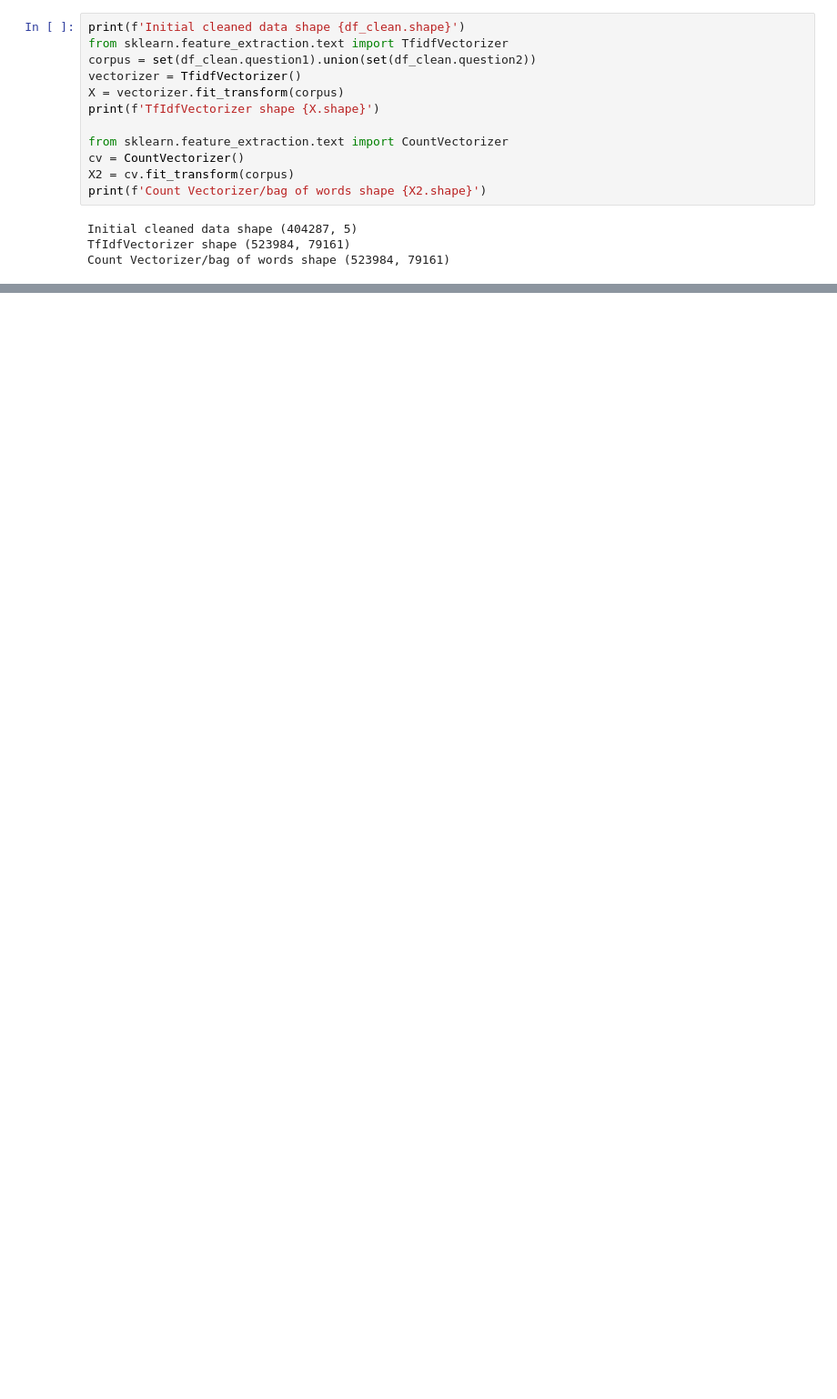
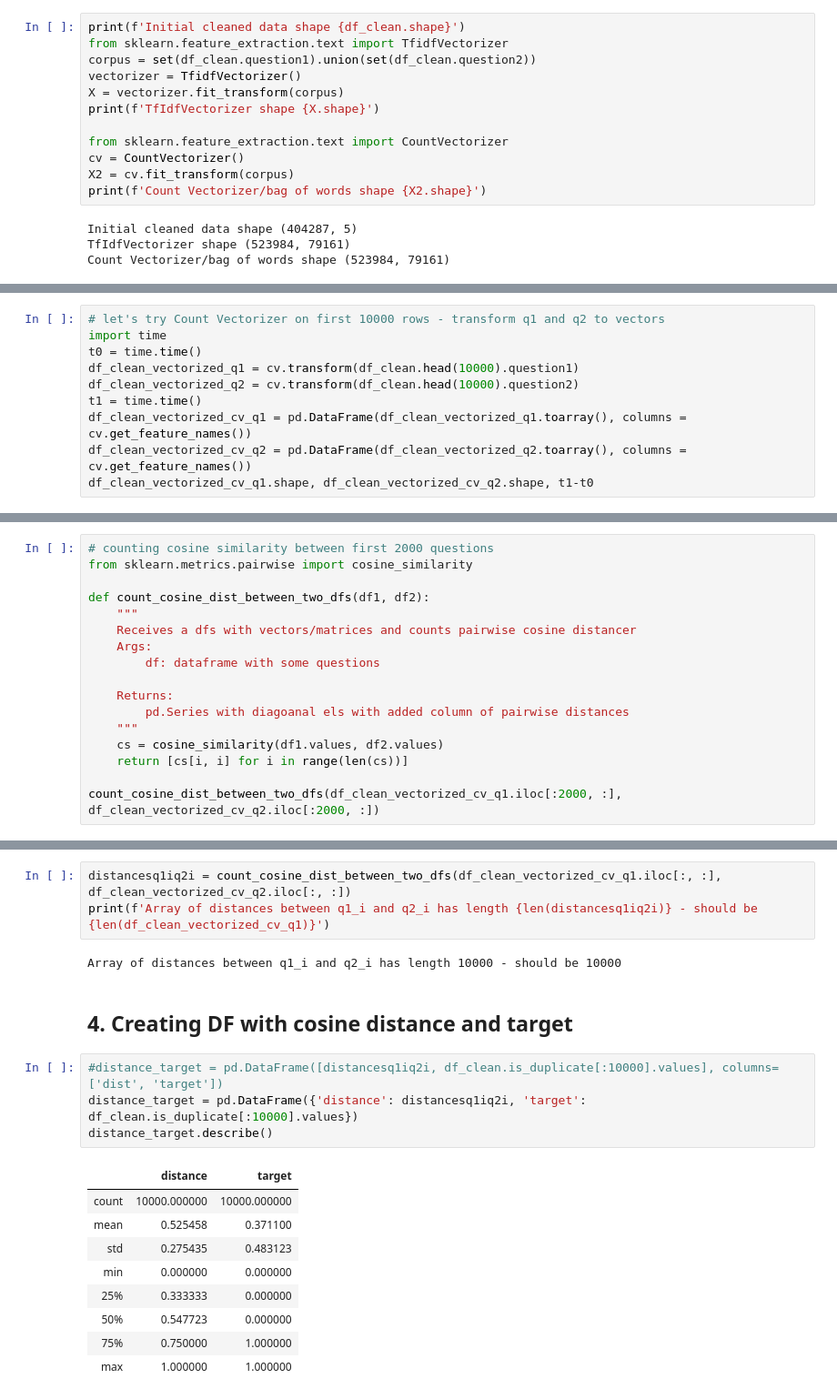
Before and after one commit to Galina-Blokh/quora-question-pair, a Jupyter notebook: notebooks/maria/mariias_local.ipynb, the cells around one changed output, grey strips where cells are left out. Shown at 91% size. Cells and saved outputs as stored; diff of their text form; blank space fills up the shorter version.

Commit message:
added 2 models and cosine distance

```diff
--- a/notebooks/maria/mariias_local.ipynb
+++ b/notebooks/maria/mariias_local.ipynb
@@ -345,0 +345,10 @@ df_clean_vectorized_cv.shape
+# %%
+# let's try Count Vectorizer on first 10000 rows - transform q1 and q2 to vectors
+import time
+t0 = time.time()
+df_clean_vectorized_q1 = cv.transform(df_clean.head(10000).question1)
+df_clean_vectorized_q2 = cv.transform(df_clean.head(10000).question2)
+t1 = time.time()
+df_clean_vectorized_cv_q1 = pd.DataFrame(df_clean_vectorized_q1.toarray(), columns = cv.get_feature_names())
+df_clean_vectorized_cv_q2 = pd.DataFrame(df_clean_vectorized_q2.toarray(), columns = cv.get_feature_names())
+df_clean_vectorized_cv_q1.shape, df_clean_vectorized_cv_q2.shape, t1-t0
@@ -345,0 +360,17 @@ df_clean_vectorized_cv.shape
+# %%
+# counting cosine similarity between first 2000 questions
+from sklearn.metrics.pairwise import cosine_similarity
+
+def count_cosine_dist_between_two_dfs(df1, df2):
+    """
+    Receives a dfs with vectors/matrices and counts pairwise cosine distancer
+    Args:
+        df: dataframe with some questions
+
+    Returns:
+        pd.Series with diagoanal els with added column of pairwise distances
+    """
+    cs = cosine_similarity(df1.values, df2.values)
+    return [cs[i, i] for i in range(len(cs))]
+
+count_cosine_dist_between_two_dfs(df_clean_vectorized_cv_q1.iloc[:2000, :], df_clean_vectorized_cv_q2.iloc[:2000, :])
@@ -345,0 +395,21 @@ df_clean_vectorized_cv.shape
+# %%
+distancesq1iq2i = count_cosine_dist_between_two_dfs(df_clean_vectorized_cv_q1.iloc[:, :], df_clean_vectorized_cv_q2.iloc[:, :])
+print(f'Array of distances between q1_i and q2_i has length {len(distancesq1iq2i)} - should be {len(df_clean_vectorized_cv_q1)}')
+# %% [output]
+Array of distances between q1_i and q2_i has length 10000 - should be 10000
+# %% [markdown]
+## 4. Creating DF with cosine distance and target
+# %%
+#distance_target = pd.DataFrame([distancesq1iq2i, df_clean.is_duplicate[:10000].values], columns= ['dist', 'target'])
+distance_target = pd.DataFrame({'distance': distancesq1iq2i, 'target': df_clean.is_duplicate[:10000].values})
+distance_target.describe()
+# %% [output]
+|  | distance | target |
+| count | 10000.000000 | 10000.000000 |
+| mean | 0.525458 | 0.371100 |
+| std | 0.275435 | 0.483123 |
+| min | 0.000000 | 0.000000 |
+| 25% | 0.333333 | 0.000000 |
+| 50% | 0.547723 | 0.000000 |
+| 75% | 0.750000 | 1.000000 |
+| max | 1.000000 | 1.000000 |
```
Also changed, not shown: parts of 12 cells of this notebook.
